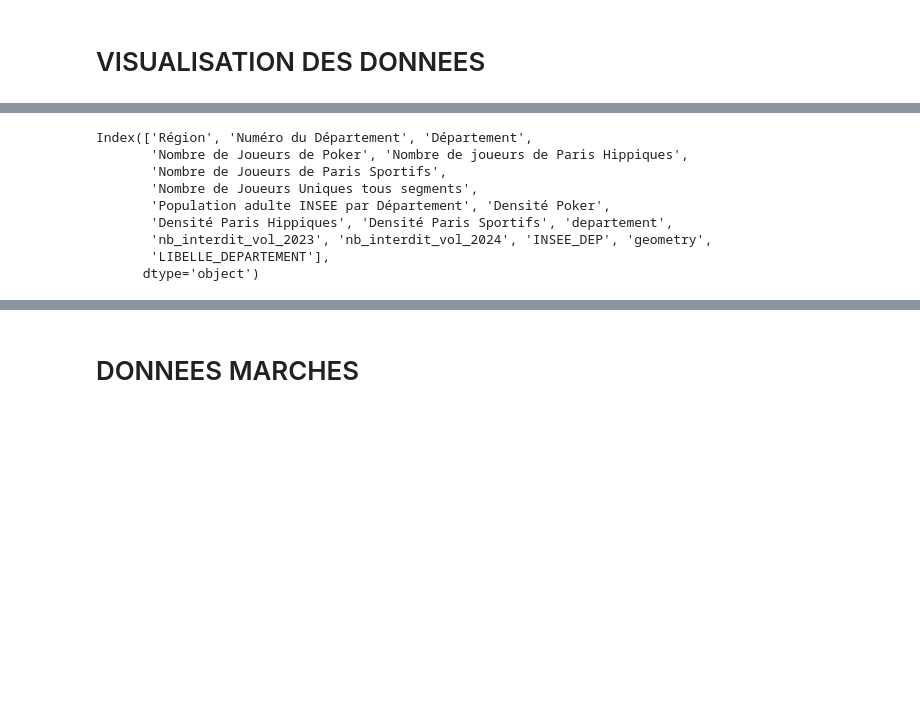
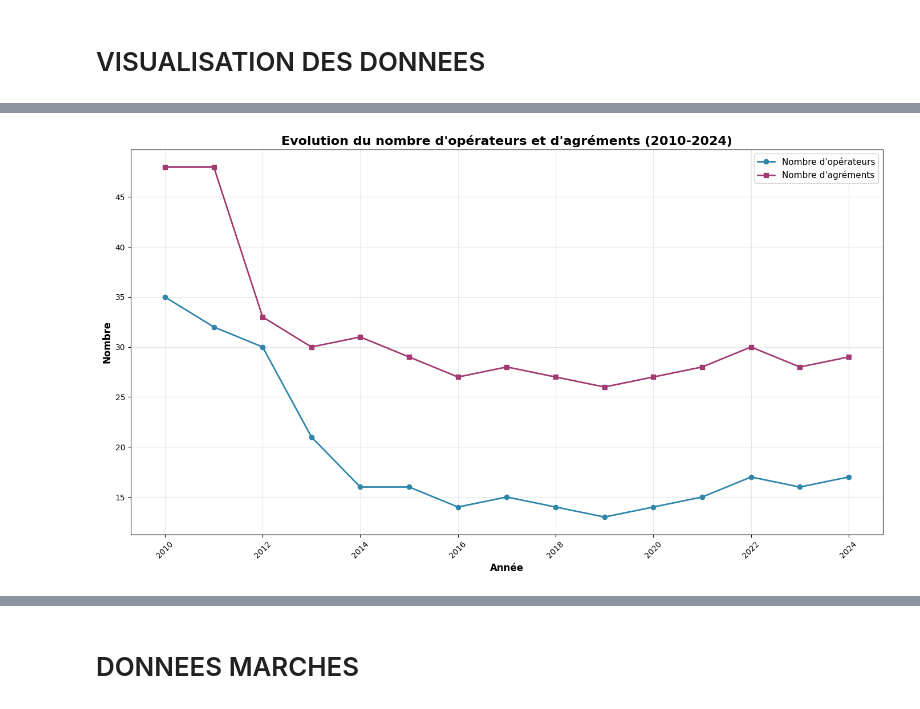
Before and after one commit to Juleslapeuf/ANJ_project, a Jupyter notebook: ANJ_Data.ipynb, the cells around one changed output, grey strips where cells are left out. Saved outputs shown, nothing was run; the diff lists cells and outputs as text; code cells hidden in the pictures; blank space fills up the shorter version.

```diff
--- a/ANJ_Data.ipynb
+++ b/ANJ_Data.ipynb
@@ -178,0 +172,14 @@ len(joueurs_geo)
+# %%
+joueurs_geo.rename(columns={
+    'Numéro du Département': 'num_dep1',
+    'Département': 'nom_dep',
+    'Nombre de Joueurs de Poker': 'nb_joueurs_po',
+    'Nombre de joueurs de Paris Hippiques': 'nb_joueurs_ph',
+    'Nombre de Joueurs de Paris Sportifs': 'nb_joueurs_ps',
+    'Nombre de Joueurs Uniques tous segments': 'nb_joueurs_uniques',
+    'Population adulte INSEE par Département': 'pop',
+    'Densité Poker': 'densite_po',
+    'Densité Paris Hippiques': 'densite_ph',
+    'Densité Paris Sportifs': 'densite_ps',
+    'departement': 'num_dep2',
+    }, inplace=True)
@@ -190,13 +300,0 @@ joueurs_geo.head(5)
-# %%
-# Afficher les colonnes disponibles pour voir le nom exact
-joueurs_geo.columns
-# %% [output]
-Index(['Région', 'Numéro du Département', 'Département',
-       'Nombre de Joueurs de Poker', 'Nombre de joueurs de Paris Hippiques',
-       'Nombre de Joueurs de Paris Sportifs',
-       'Nombre de Joueurs Uniques tous segments',
-       'Population adulte INSEE par Département', 'Densité Poker',
-       'Densité Paris Hippiques', 'Densité Paris Sportifs', 'departement',
-       'nb_interdit_vol_2023', 'nb_interdit_vol_2024', 'INSEE_DEP', 'geometry',
-       'LIBELLE_DEPARTEMENT'],
-      dtype='object')
@@ -205,0 +301,16 @@ joueurs_geo['nb_interdit_vol_2024'] = pd.to_numeric(joueurs_geo['nb_interdit_vol
+# %%
+fig, ax = plt.subplots(figsize=(14, 8))
+
+ax.plot(marches['year'], marches['nb_op'], marker='o', linewidth=2, label="Nombre d'opérateurs", color='#2E86AB')
+ax.plot(marches['year'], marches['nb_agrements'], marker='s', linewidth=2, label="Nombre d'agréments", color='#A23B72')
+
+ax.set_xlabel('Année', fontsize=12, fontweight='bold')
+ax.set_ylabel('Nombre', fontsize=12, fontweight='bold')
+ax.set_title("Evolution du nombre d'opérateurs et d'agréments (2010-2024)", fontsize=16, fontweight='bold')
+ax.legend(fontsize=11)
+ax.grid(True, alpha=0.3)
+plt.xticks(rotation=45)
+plt.tight_layout()
+plt.show()
+# %% [output]
+[figure, added]
```
Also changed, not shown: parts of 56 cells of this notebook, 1 other file.
